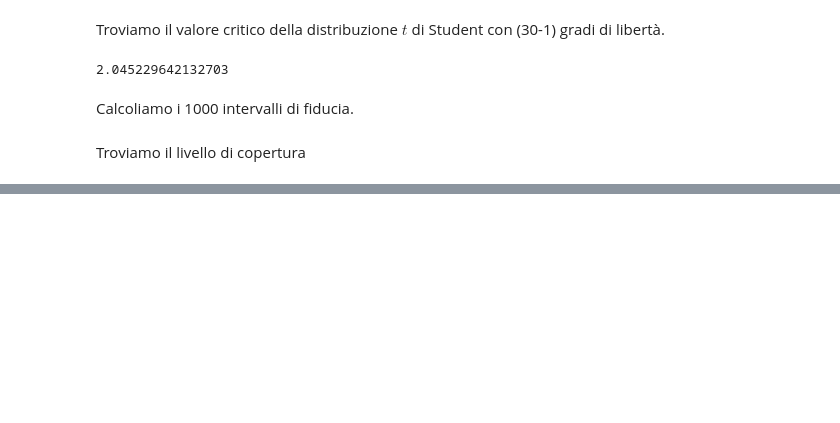
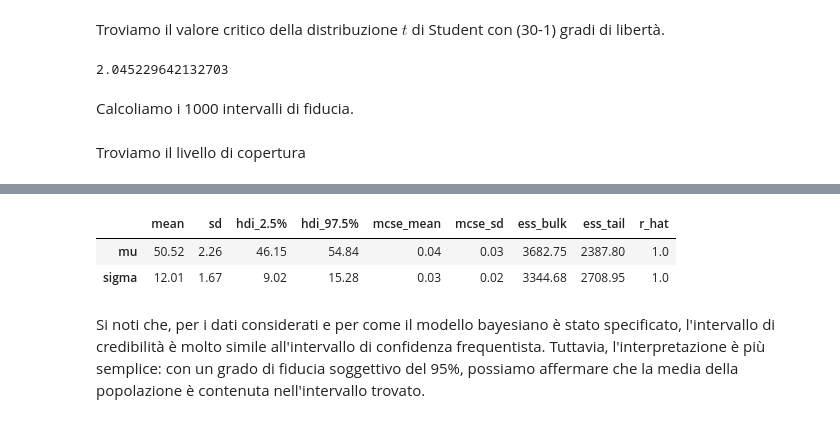
Before and after one commit to ccaudek/ds4psy_2023, a Jupyter notebook: 505_conf_interv.ipynb, the cells around one changed output, grey strips where cells are left out. Saved outputs shown, nothing was run; the diff lists cells and outputs as text; code cells hidden in the pictures; blank space fills up the shorter version.

```diff
--- a/505_conf_interv.ipynb
+++ b/505_conf_interv.ipynb
@@ -195,0 +309,11 @@ Gli intervalli fiduciali vengono spesso fraintesi. Il grado di fiducia del 95% r
+# %%
+model = pm.Model()
+
+with model:
+
+    mu = pm.Normal("mu", mu=sample_mean, sigma=20)
+    sigma = pm.HalfNormal("sigma", 20)
+    Y_obs = pm.Normal("Y_obs", mu=mu, sigma=sigma, observed=sample_data)
+# %%
+with model:
+    idata = pm.sample()
@@ -195,0 +331,8 @@ Gli intervalli fiduciali vengono spesso fraintesi. Il grado di fiducia del 95% r
+# %%
+az.summary(idata, hdi_prob=0.95, round_to=2)
+# %% [output]
+|  | mean | sd | hdi_2.5% | hdi_97.5% | mcse_mean | mcse_sd | ess_bulk | ess_tail | r_hat |
+| mu | 50.52 | 2.26 | 46.15 | 54.84 | 0.04 | 0.03 | 3682.75 | 2387.80 | 1.0 |
+| sigma | 12.01 | 1.67 | 9.02 | 15.28 | 0.03 | 0.02 | 3344.68 | 2708.95 | 1.0 |
+# %% [markdown]
+Si noti che, per i dati considerati e per come il modello bayesiano è stato specificato, l'intervallo di credibilità è molto simile all'intervallo di confidenza frequentista. Tuttavia, l'interpretazione è più semplice: con un grado di fiducia soggettivo del 95%, possiamo affermare che la media della popolazione è contenuta nell'intervallo trovato.
```
Also changed, not shown: parts of 32 cells of this notebook, 7 other files.
